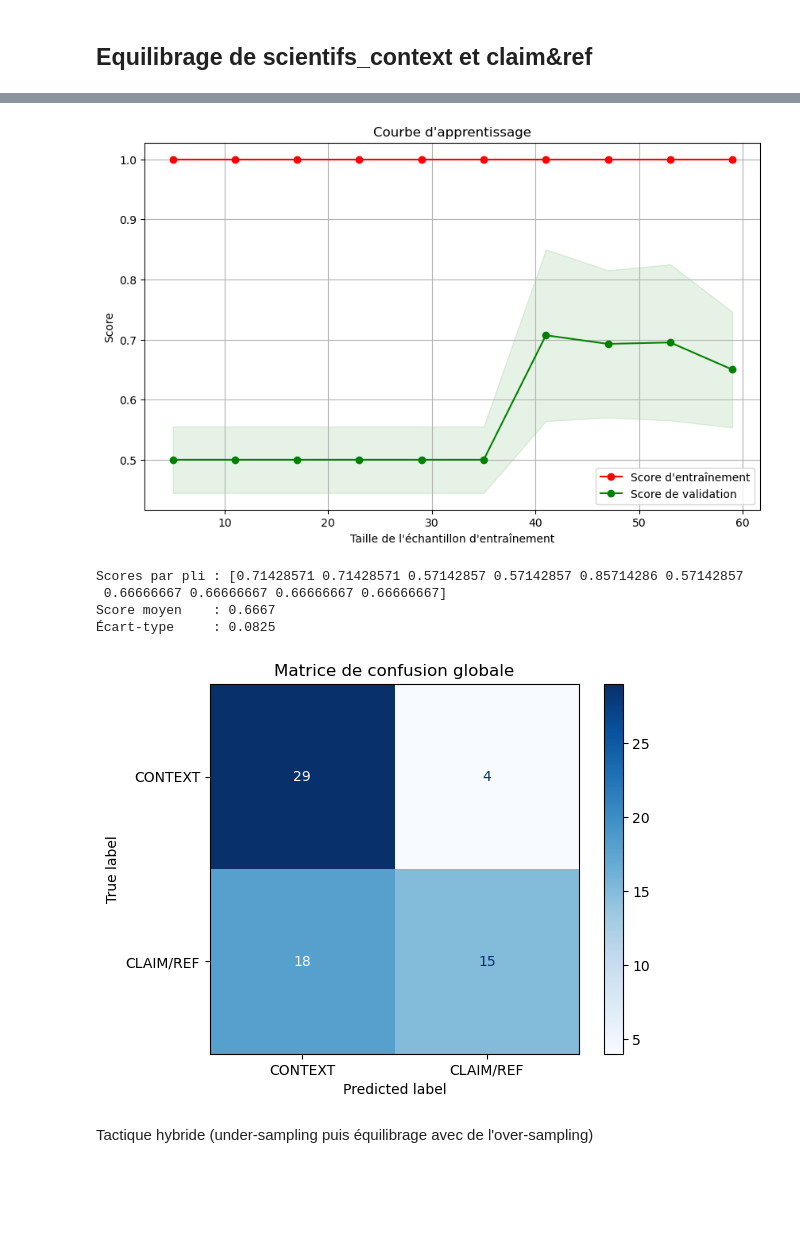
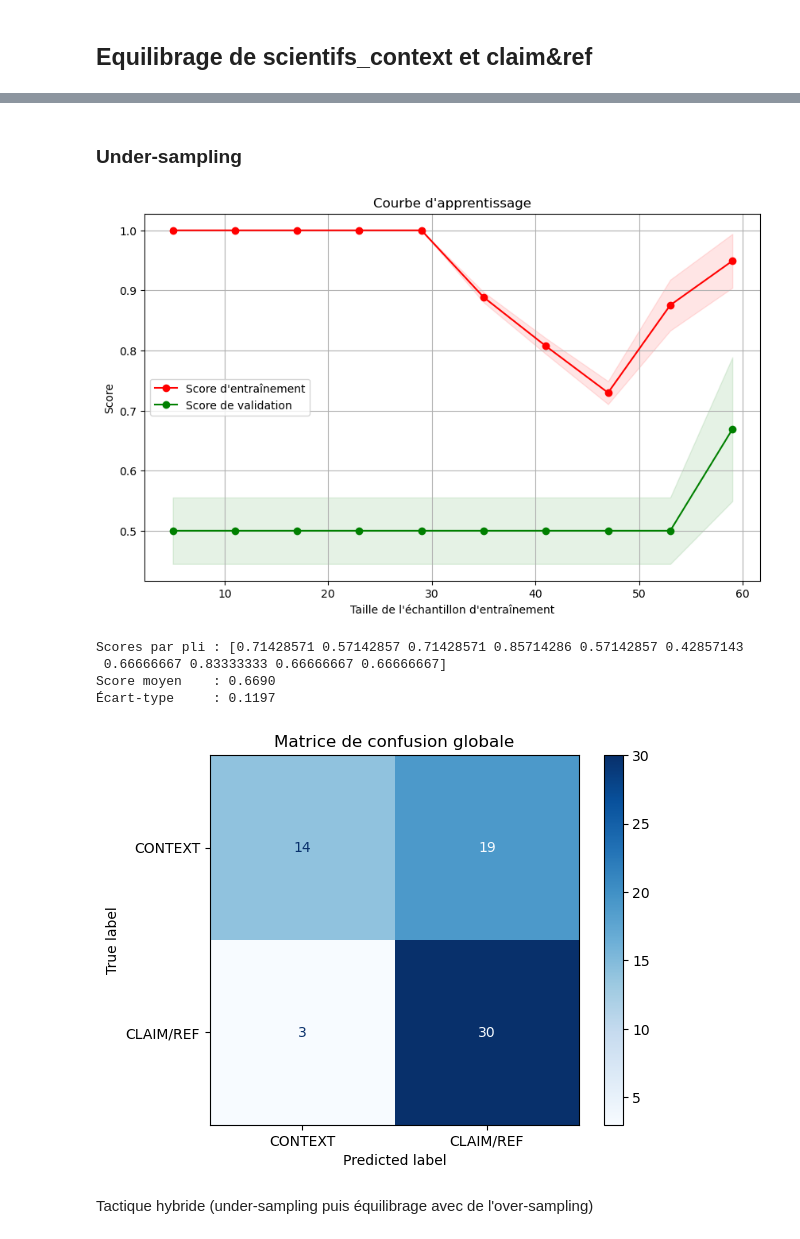
Before and after one commit to Kinadim/ML_projet, a Jupyter notebook: ML_PROJET.ipynb, the cells around one changed output, grey strips where cells are left out. Drawn from its saved outputs; the diff is of its cells as text; code cells hidden in the pictures; blank space fills up the shorter version.

```diff
--- a/ML_PROJET.ipynb
+++ b/ML_PROJET.ipynb
@@ -590,6 +590,15 @@ On voit qu'il y a un déséquilibre important entre scientific_context et claim&
 # %%
 # Étape 1 : Filtrer les données pour la catégorie SCI
 sci_df = df[df['science_related'] == 1].copy()
+
+
+combo = ["remove_links", "remove_stopwords", "lemmatize_words", "stem_words"]
+
+for transformation in combo:
+    if transformation in transformations:
+        sci_df['text'] = sci_df['text'].apply(transformations[transformation])
+    else:
+        print(f"Warning: {transformation} is not a valid transformation function.")
 
 # Étape 2 : Créer une nouvelle colonne pour les classes {CLAIM, REF} vs {CONTEXT}
 sci_df['label'] = sci_df[['scientific_claim', 'scientific_reference']].max(axis=1)
@@ -604,13 +613,6 @@ y = sci_df['label']
 vectorizer = TfidfVectorizer()
 X_vect = vectorizer.fit_transform(X)
 
-combo = ["remove_links", "remove_stopwords", "lemmatize_words", "stem_words"]
-
-for transformation in combo:
-    if transformation in transformations:
-        sci_df['text'] = sci_df['text'].apply(transformations[transformation])
-    else:
-        print(f"Warning: {transformation} is not a valid transformation function.")
 
 # Étape 5 : Équilibrage des classes avec RandomOverSampler
 from imblearn.over_sampling import SMOTE, ADASYN
@@ -618,13 +620,16 @@ from imblearn.over_sampling import SMOTE, ADASYN
 # Use ADASYN for oversampling
 #ros = ADASYN(random_state=42,sampling_strategy=0.75438596499)
 #ros = ADASYN(random_state=42,sampling_strategy=0.8)
+# Adjust the sampling_strategy to ensure new samples can be generated
+ros = ADASYN(random_state=42, sampling_strategy='minority')
 
-ros = ADASYN(random_state=42,sampling_strategy=0.75438596499)
+#ros = ADASYN(random_state=42,sampling_strategy=0.75438596499)
 X_resampled, y_resampled = ros.fit_resample(X_vect, y)
 #X_resampled, y_resampled = X_vect, y
 
 
 # Étape 6 : Validation croisée avec K-Folds
+from sklearn.ensemble import RandomForestClassifier
 from sklearn.model_selection import StratifiedKFold, cross_val_score
 from sklearn.linear_model import LogisticRegression
 from sklearn.metrics import classification_report, confusion_matrix, ConfusionMatrixDisplay
@@ -636,8 +641,8 @@ from sklearn.multiclass import OneVsRestClassifier
 
 #model = OneVsRestClassifier(SVC(kernel='linear', probability=True, random_state=42, C=0.01))
 #model = OneVsRestClassifier(LogisticRegression(class_weight='balanced', max_iter=1000, random_state=42,penalty='l2', C=0.000125))
-
-model = OneVsRestClassifier(LogisticRegression(class_weight='balanced', max_iter=1000, random_state=42,penalty='l2', C=0.000125))
+model = OneVsRestClassifier(RandomForestClassifier(n_estimators=100, max_depth=5, random_state=42))
+#model = OneVsRestClassifier(LogisticRegression(class_weight='balanced', max_iter=1000, random_state=42,penalty='l2', C=0.000125))
 #model = OneVsRestClassifier(LogisticRegression(class_weight='balanced', max_iter=1000, random_state=42))
 #model = LogisticRegression(class_weight='balanced', max_iter=1000, random_state=42)
 #model = XGBClassifier(eval_metric='logloss')
@@ -707,6 +712,16 @@ Score moyen    : 0.9754
+# %% [markdown]
+### Under-sampling
 # %%
 # Étape 1 : Filtrer les données pour la catégorie SCI
 sci_df = df[df['science_related'] == 1].copy()
+
+combo = ["remove_links", "remove_stopwords", "lemmatize_words", "stem_words"]
+
+for transformation in combo:
+    if transformation in transformations:
+        sci_df['text'] = sci_df['text'].apply(transformations[transformation])
+    else:
+        print(f"Warning: {transformation} is not a valid transformation function.")
 
 # Étape 2 : Créer une nouvelle colonne pour les classes {CLAIM, REF} vs {CONTEXT}
 sci_df['label'] = sci_df[['scientific_claim', 'scientific_reference']].max(axis=1)
@@ -719,13 +734,7 @@ y = sci_df['label']
 vectorizer = TfidfVectorizer()
 X_vect = vectorizer.fit_transform(X)
 
-combo = ["remove_links", "remove_stopwords", "lemmatize_words", "stem_words"]
 
-for transformation in combo:
-    if transformation in transformations:
-        sci_df['text'] = sci_df['text'].apply(transformations[transformation])
-    else:
-        print(f"Warning: {transformation} is not a valid transformation function.")
 
 # Étape 5 : Équilibrage des classes avec RandomOverSampler
 from imblearn.over_sampling import SMOTE, ADASYN
@@ -750,8 +759,9 @@ from sklearn.multiclass import OneVsRestClassifier
 
 
 # Modèle choisi : Régression Logistique
+model = OneVsRestClassifier(RandomForestClassifier(n_estimators=100, max_depth=5, random_state=42))
 
-model = OneVsRestClassifier(LogisticRegression(class_weight='balanced', max_iter=1000, random_state=42,penalty='l2', C=0.001))
+#model = OneVsRestClassifier(LogisticRegression(class_weight='balanced', max_iter=1000, random_state=42,penalty='l2', C=0.001))
 #model = XGBClassifier(eval_metric='logloss')
 #model = OneVsRestClassifier(LogisticRegression())
 #model = SVC(kernel='linear', probability=True, random_state=42)
@@ -784,39 +794,39 @@ plt.xlabel("Taille de l'échantillon d'entraînement")
 plt.ylabel("Score")
 plt.legend(loc="best")
 plt.grid()
 plt.show()
 
 # Affichage des résultats de la validation croisée
 print(f"Scores par pli : {cv_scores}")
 print(f"Score moyen    : {cv_scores.mean():.4f}")
 print(f"Écart-type     : {cv_scores.std():.4f}")
 
 # Étape 7 : Entraînement final et évaluation
 final_cm = np.zeros((2, 2), dtype=int)
 
 for train_index, test_index in kfold.split(X_resampled, y_resampled):
     X_train, X_test = X_resampled[train_index.tolist()], X_resampled[test_index.tolist()]
     y_train, y_test = y_resampled.iloc[train_index], y_resampled.iloc[test_index]
 
     model.fit(X_train, y_train)
     y_pred = model.predict(X_test)
 
     # Ajouter à la matrice de confusion globale
     cm = confusion_matrix(y_test, y_pred)
     final_cm += cm
 
 # Afficher la matrice de confusion finale
 disp = ConfusionMatrixDisplay(confusion_matrix=final_cm, display_labels=['CONTEXT', 'CLAIM/REF'])
 disp.plot(cmap="Blues", values_format="d")
 plt.title("Matrice de confusion globale")
 plt.show()
 # %% [output]
-[figure, old version]
+[figure, new version]
-Scores par pli : [0.71428571 0.71428571 0.57142857 0.57142857 0.85714286 0.57142857
- 0.66666667 0.66666667 0.66666667 0.66666667]
-Score moyen    : 0.6667
-Écart-type     : 0.0825
+Scores par pli : [0.71428571 0.57142857 0.71428571 0.85714286 0.57142857 0.42857143
+ 0.66666667 0.83333333 0.66666667 0.66666667]
+Score moyen    : 0.6690
+Écart-type     : 0.1197
-[figure, old version]
+[figure, new version]
 # %% [markdown]
 Tactique hybride (under-sampling puis équilibrage avec de l'over-sampling)
 # %%
```
Also changed, not shown: parts of 7 cells of this notebook.
